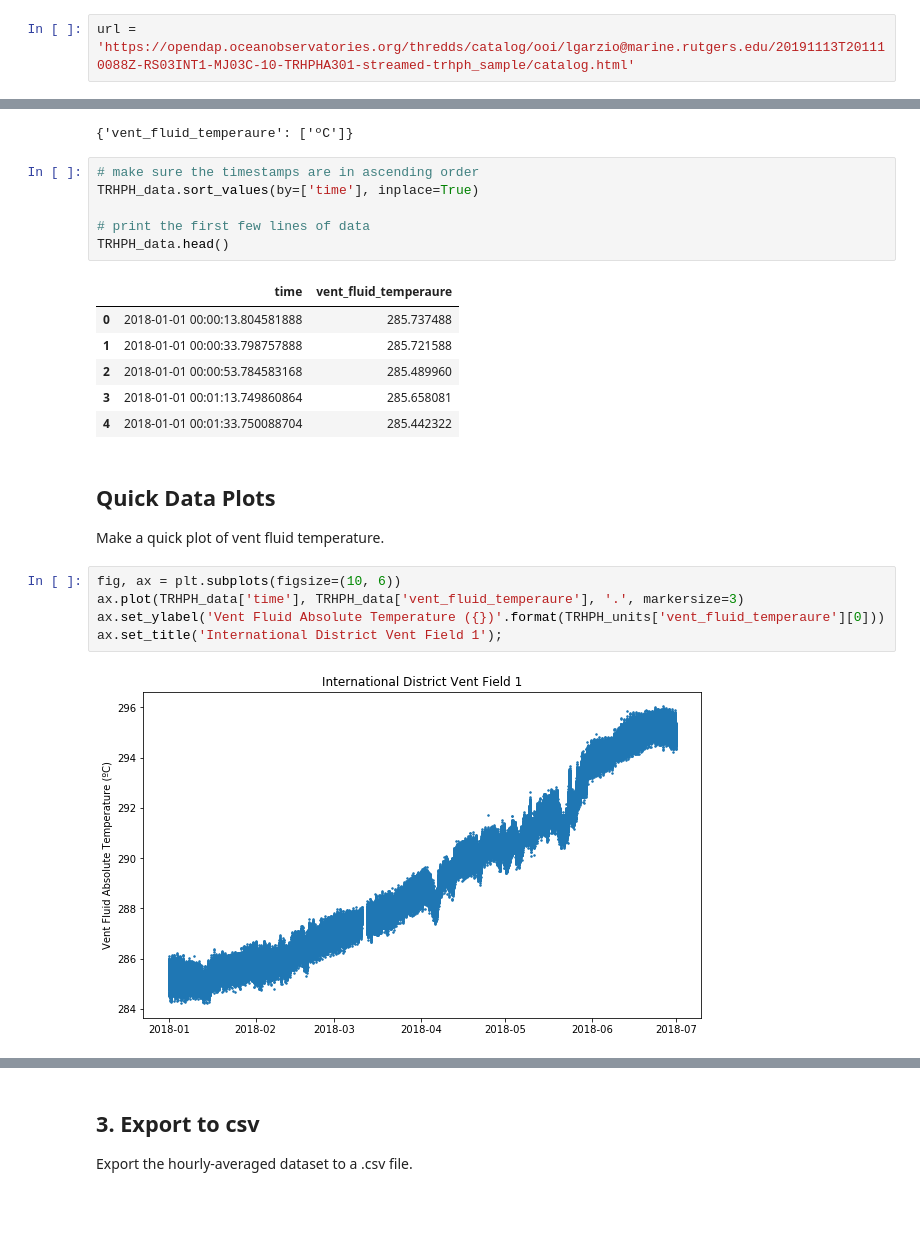
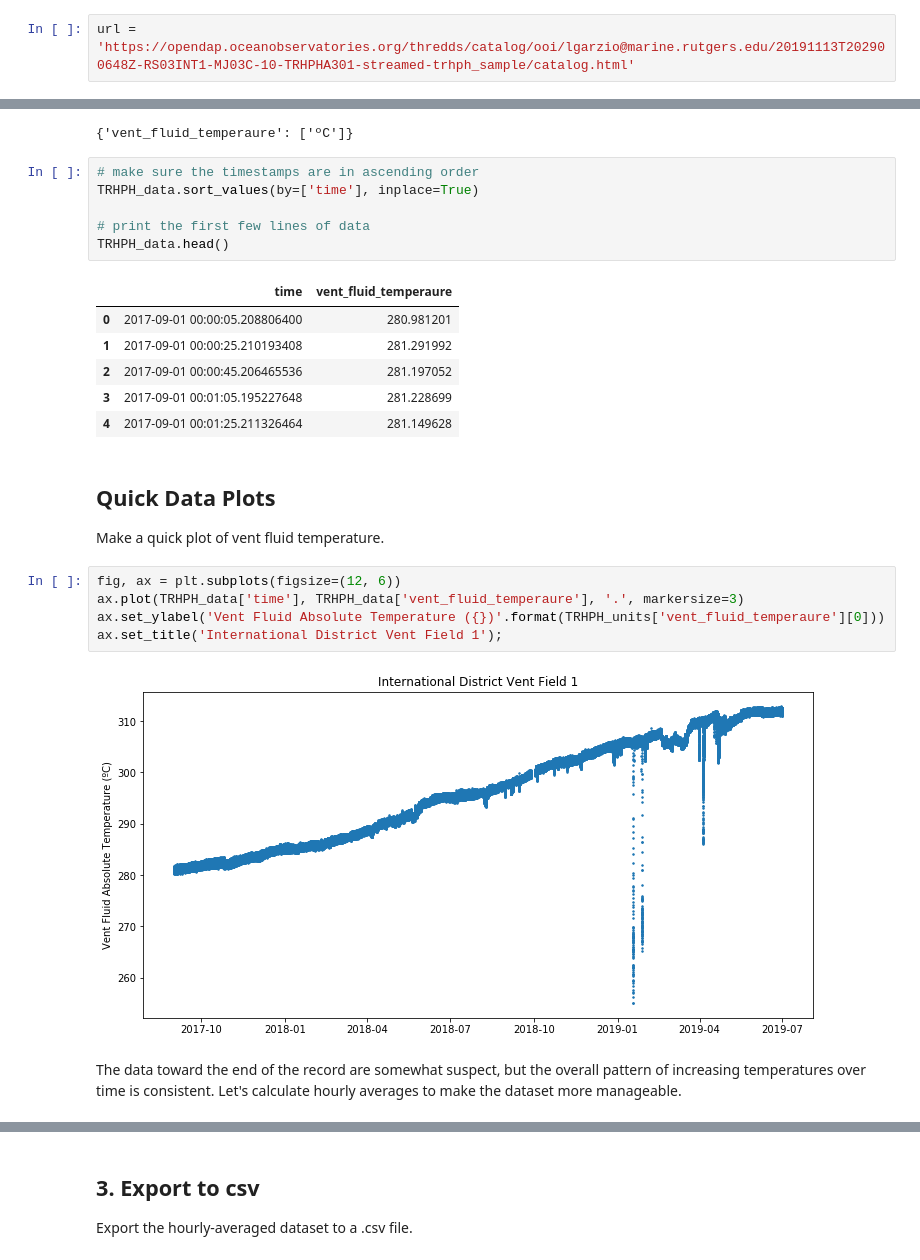
Before and after one commit to ooi-data-lab/nugget-notebooks, a Jupyter notebook: Theme5_INT1_vent_fluid_temps.ipynb, the cells around one changed output, grey strips where cells are left out. Saved outputs shown, nothing was run; the diff lists cells and outputs as text; blank space fills up the shorter version.

Commit message:
extended data request time range

```diff
--- a/Theme5_INT1_vent_fluid_temps.ipynb
+++ b/Theme5_INT1_vent_fluid_temps.ipynb
@@ -69,7 +69,7 @@ Now, use that **request_data** function to download data for this instrument. Yo
 
 Copy the links to the THREDDs catalog above that resulted from the **request_data** function (to avoid re-requesting the data). Note: the url must be surrounded by quotations.
 # %%
-url = 'https://opendap.oceanobservatories.org/thredds/catalog/ooi/lgarzio@marine.rutgers.edu/20191113T201110088Z-RS03INT1-MJ03C-10-TRHPHA301-streamed-trhph_sample/catalog.html'
+url = 'https://opendap.oceanobservatories.org/thredds/catalog/ooi/lgarzio@marine.rutgers.edu/20191113T202900648Z-RS03INT1-MJ03C-10-TRHPHA301-streamed-trhph_sample/catalog.html'
 # %% [markdown]
 The **get_data** function below:
 * selects the appropriate datasets in a THREDDs catalog by selecting NetCDF files and removing collocated datasets (if provided)
@@ -143,21 +143,23 @@ TRHPH_data.sort_values(by=['time'], inplace=True)
 TRHPH_data.head()
 # %% [output]
 |  | time | vent_fluid_temperaure |
-| 0 | 2018-01-01 00:00:13.804581888 | 285.737488 |
-| 1 | 2018-01-01 00:00:33.798757888 | 285.721588 |
-| 2 | 2018-01-01 00:00:53.784583168 | 285.489960 |
-| 3 | 2018-01-01 00:01:13.749860864 | 285.658081 |
-| 4 | 2018-01-01 00:01:33.750088704 | 285.442322 |
+| 0 | 2017-09-01 00:00:05.208806400 | 280.981201 |
+| 1 | 2017-09-01 00:00:25.210193408 | 281.291992 |
+| 2 | 2017-09-01 00:00:45.206465536 | 281.197052 |
+| 3 | 2017-09-01 00:01:05.195227648 | 281.228699 |
+| 4 | 2017-09-01 00:01:25.211326464 | 281.149628 |
 # %% [markdown]
 ## Quick Data Plots
 Make a quick plot of vent fluid temperature.
 # %%
-fig, ax = plt.subplots(figsize=(10, 6))
+fig, ax = plt.subplots(figsize=(12, 6))
 ax.plot(TRHPH_data['time'], TRHPH_data['vent_fluid_temperaure'], '.', markersize=3)
 ax.set_ylabel('Vent Fluid Absolute Temperature ({})'.format(TRHPH_units['vent_fluid_temperaure'][0]))
 ax.set_title('International District Vent Field 1');
 # %% [output]
-[figure, old version]
+[figure, new version]
+# %% [markdown]
+The data toward the end of the record are somewhat suspect, but the overall pattern of increasing temperatures over time is consistent. Let's calculate hourly averages to make the dataset more manageable.
 # %%
 # calculate hourly averages to make the dataset more manageable
 TRHPH_hourly = TRHPH_data.resample('H', on='time').mean().dropna(how='all').reset_index()
```
Also changed, not shown: parts of 4 cells of this notebook.
